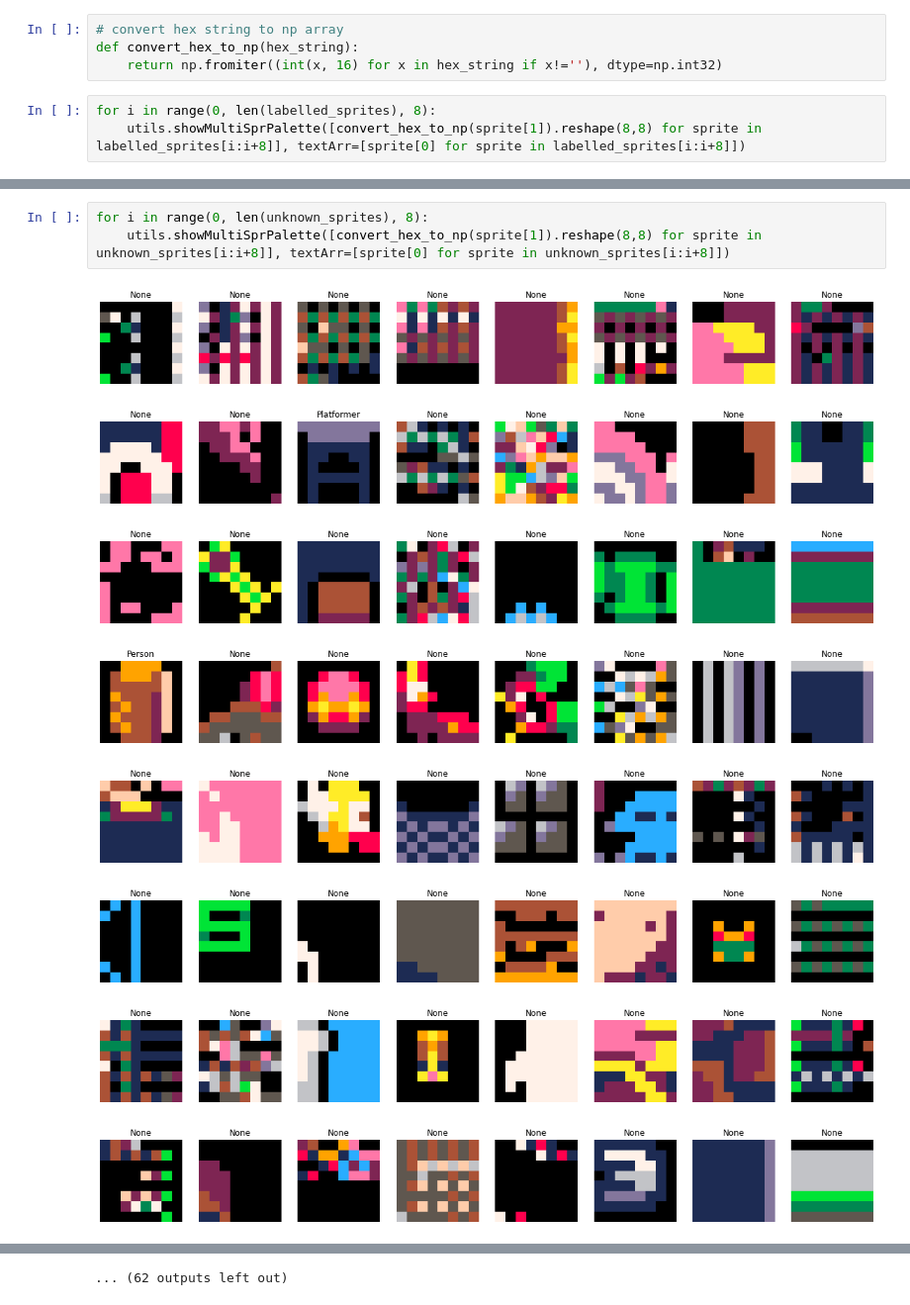
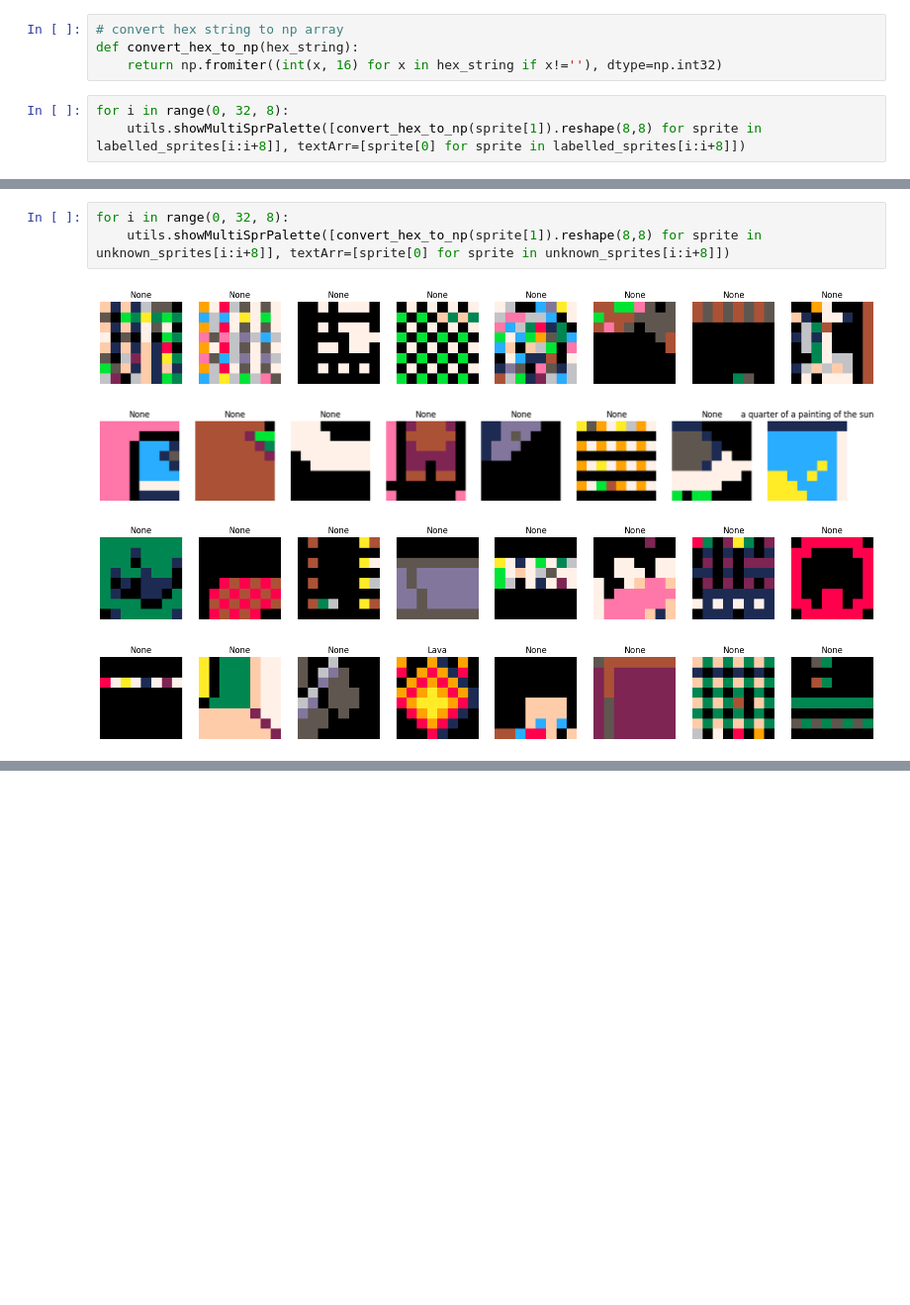
Before and after one commit to MasterMilkX/BMO_chatbot_prototype, a Jupyter notebook: sprite_extraction_src/labelled_sprite_render.ipynb, the cells around one changed output, grey strips where cells are left out. Shown at 99% size. Saved outputs shown, nothing was run; the diff lists cells and outputs as text; blank space fills up the shorter version.

```diff
--- a/sprite_extraction_src/labelled_sprite_render.ipynb
+++ b/sprite_extraction_src/labelled_sprite_render.ipynb
@@ -56,6 +59,6 @@ percentage of unknown sprites with labels - 0.01283147989734816%
 def convert_hex_to_np(hex_string):
     return np.fromiter((int(x, 16) for x in hex_string if x!=''), dtype=np.int32)
 # %%
-for i in range(0, len(labelled_sprites), 8):
+for i in range(0, 32, 8):
     utils.showMultiSprPalette([convert_hex_to_np(sprite[1]).reshape(8,8) for sprite in labelled_sprites[i:i+8]], textArr=[sprite[0] for sprite in labelled_sprites[i:i+8]])
 # %% [output]
@@ -75,12 +69,8 @@ for i in range(0, len(labelled_sprites), 8):
 # %%
-for i in range(0, len(unknown_sprites), 8):
+for i in range(0, 32, 8):
     utils.showMultiSprPalette([convert_hex_to_np(sprite[1]).reshape(8,8) for sprite in unknown_sprites[i:i+8]], textArr=[sprite[0] for sprite in unknown_sprites[i:i+8]])
 # %% [output]
-[figure, old version]
+[figure, new version]
-[figure, old version]
+[figure, new version]
-[figure, old version]
+[figure, new version]
-[figure, old version]
+[figure, new version]
-[figure, removed]
-[figure, removed]
-[figure, removed]
-[figure, removed]
@@ -91 +76,0 @@ for i in range(0, len(unknown_sprites), 8):
-... (62 outputs left out)
```
Also changed, not shown: parts of 7 cells of this notebook, 29 other files.
